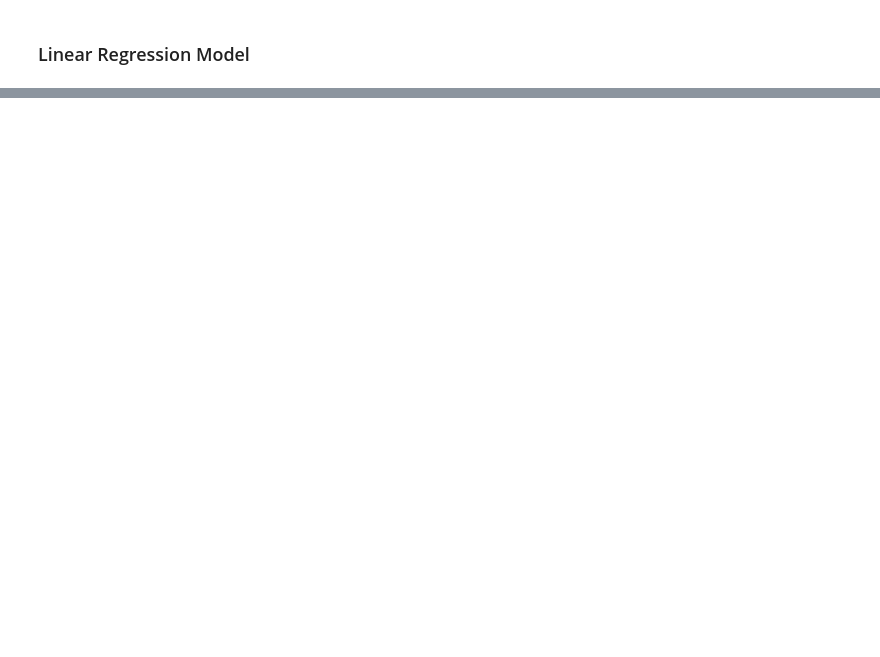
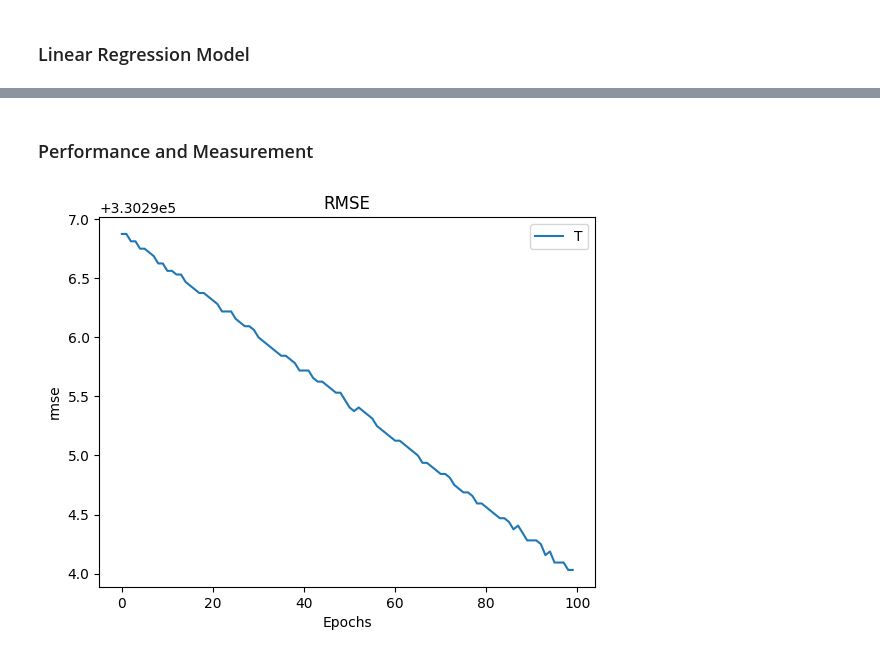
Before and after one commit to alihaider-ml/Deep_Learning_For_Computer_Vision, a Jupyter notebook: Deep_Learning_for_Computer_vision.ipynb, the cells around one changed output, grey strips where cells are left out. Cells and saved outputs as stored; diff of their text form; code cells hidden in the pictures; blank space fills up the shorter version.

```diff
--- a/Deep_Learning_for_Computer_vision.ipynb
+++ b/Deep_Learning_for_Computer_vision.ipynb
@@ -1473,0 +1591,12 @@ Model: "sequential_2"
+# %% [markdown]
+### Performance and Measurement
+# %%
+# for this we inlcude RMSE in model.compile function
+plt.plot(history.history['root_mean_squared_error'])
+plt.title('RMSE')
+plt.xlabel('Epochs')
+plt.ylabel('rmse')
+plt.legend('Train')
+plt.show()
+# %% [output]
+[figure, added]
```
Also changed, not shown: parts of 18 cells of this notebook.
